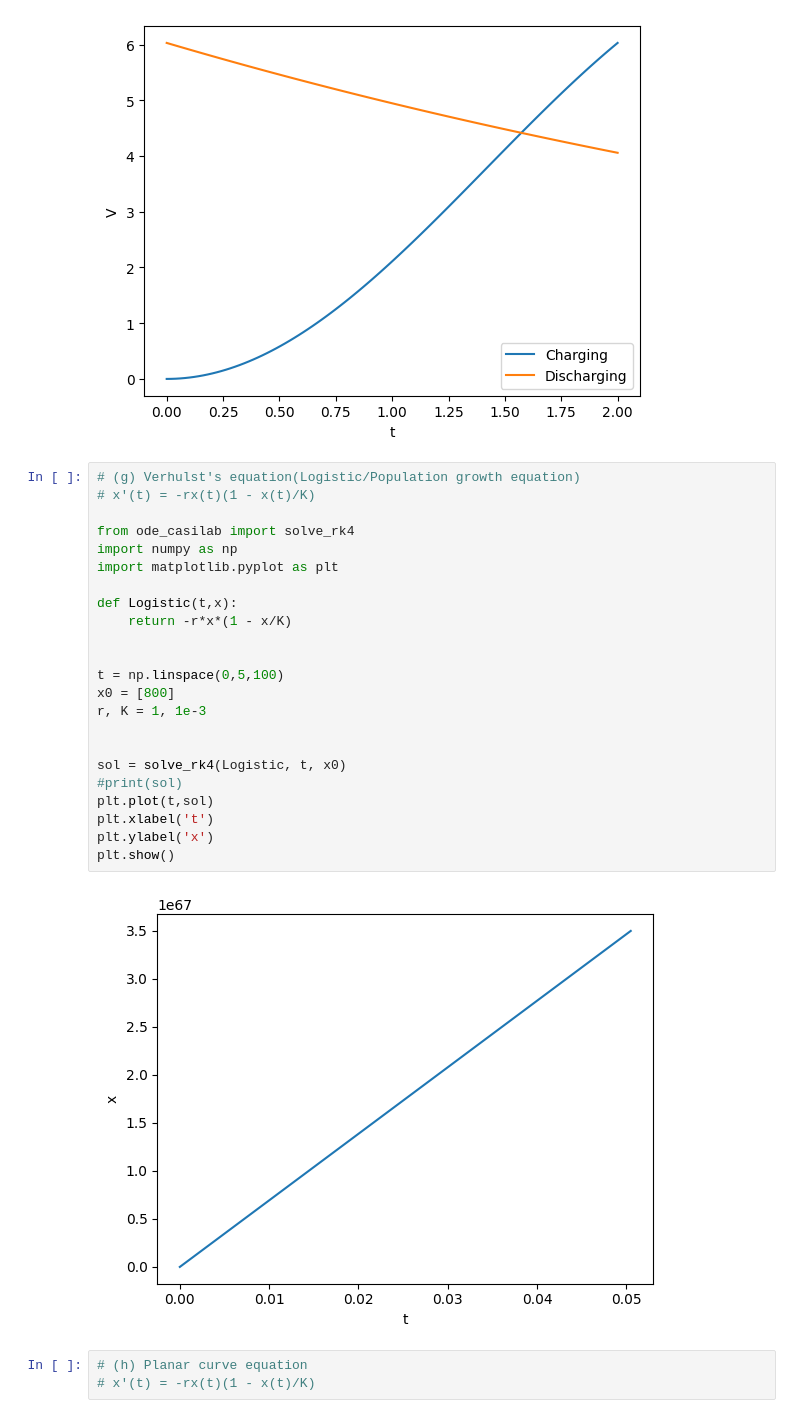
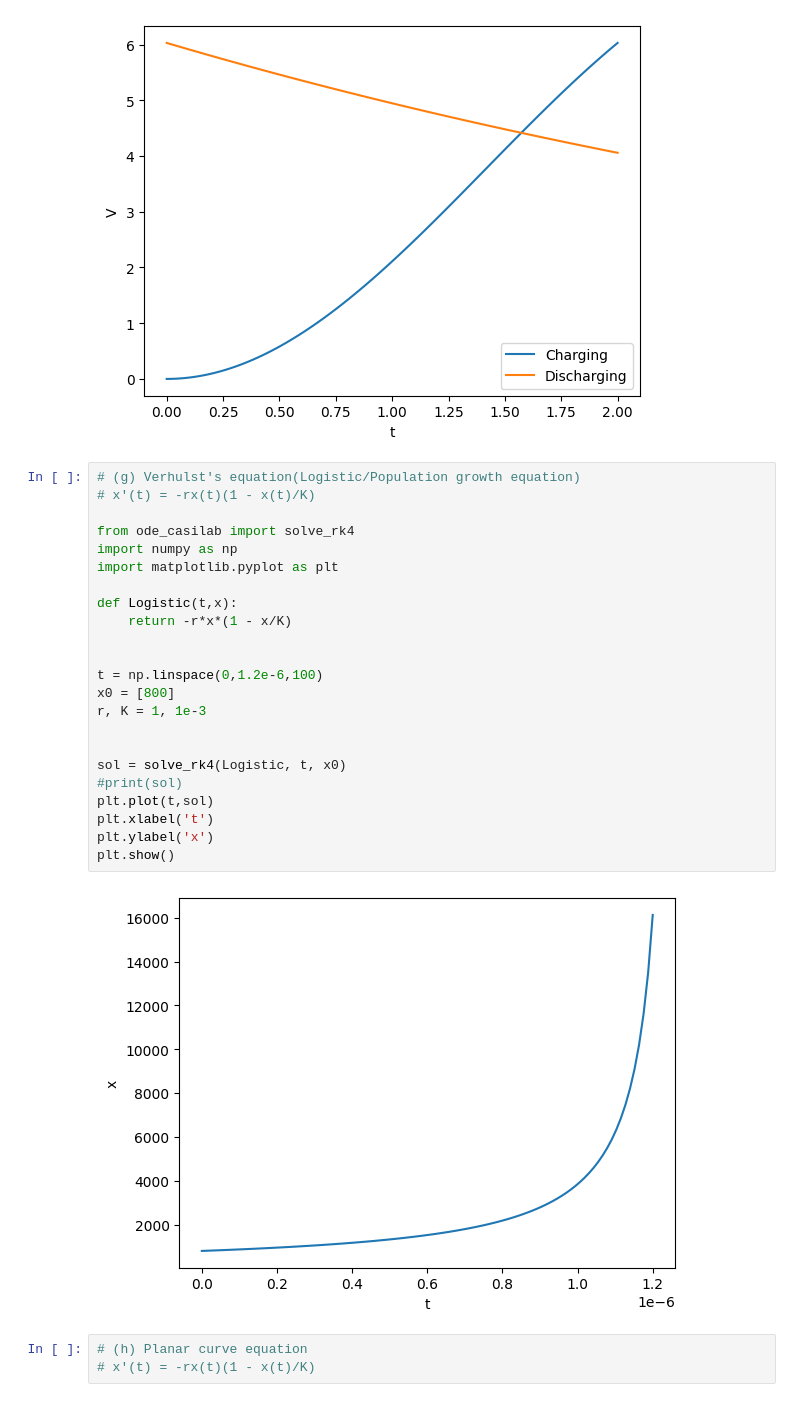
Before and after one commit to Gimgachad/Pyproj, a Jupyter notebook: Computational_project_1.ipynb, the cells around one changed output. Saved outputs shown, nothing was run; the diff lists cells and outputs as text.

```diff
--- a/Computational_project_1.ipynb
+++ b/Computational_project_1.ipynb
@@ -474,28 +474,28 @@ plt.show()
 # %%
 # (g) Verhulst's equation(Logistic/Population growth equation)
 # x'(t) = -rx(t)(1 - x(t)/K)
 
 from ode_casilab import solve_rk4
 import numpy as np
 import matplotlib.pyplot as plt
 
 def Logistic(t,x):
     return -r*x*(1 - x/K)
 
 
-t = np.linspace(0,5,100)
+t = np.linspace(0,1.2e-6,100)
 x0 = [800]
 r, K = 1, 1e-3
 
 
 sol = solve_rk4(Logistic, t, x0)
 #print(sol)
 plt.plot(t,sol)
 plt.xlabel('t')
 plt.ylabel('x')
 plt.show()
 # %% [output]
-[figure, old version]
+[figure, new version]
 # %%
 # (h) Planar curve equation
 # x'(t) = -rx(t)(1 - x(t)/K)
```
Also changed, not shown: parts of 1 cell of this notebook.
